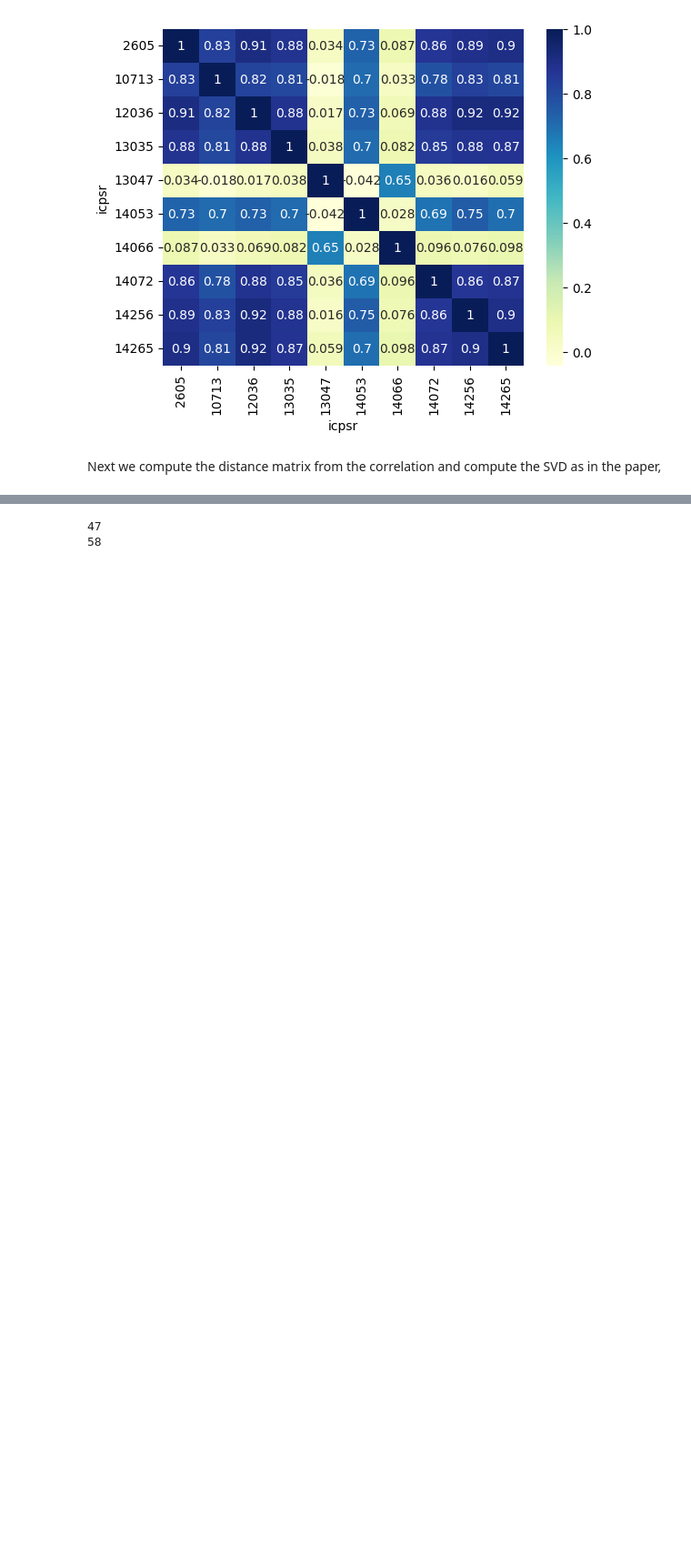
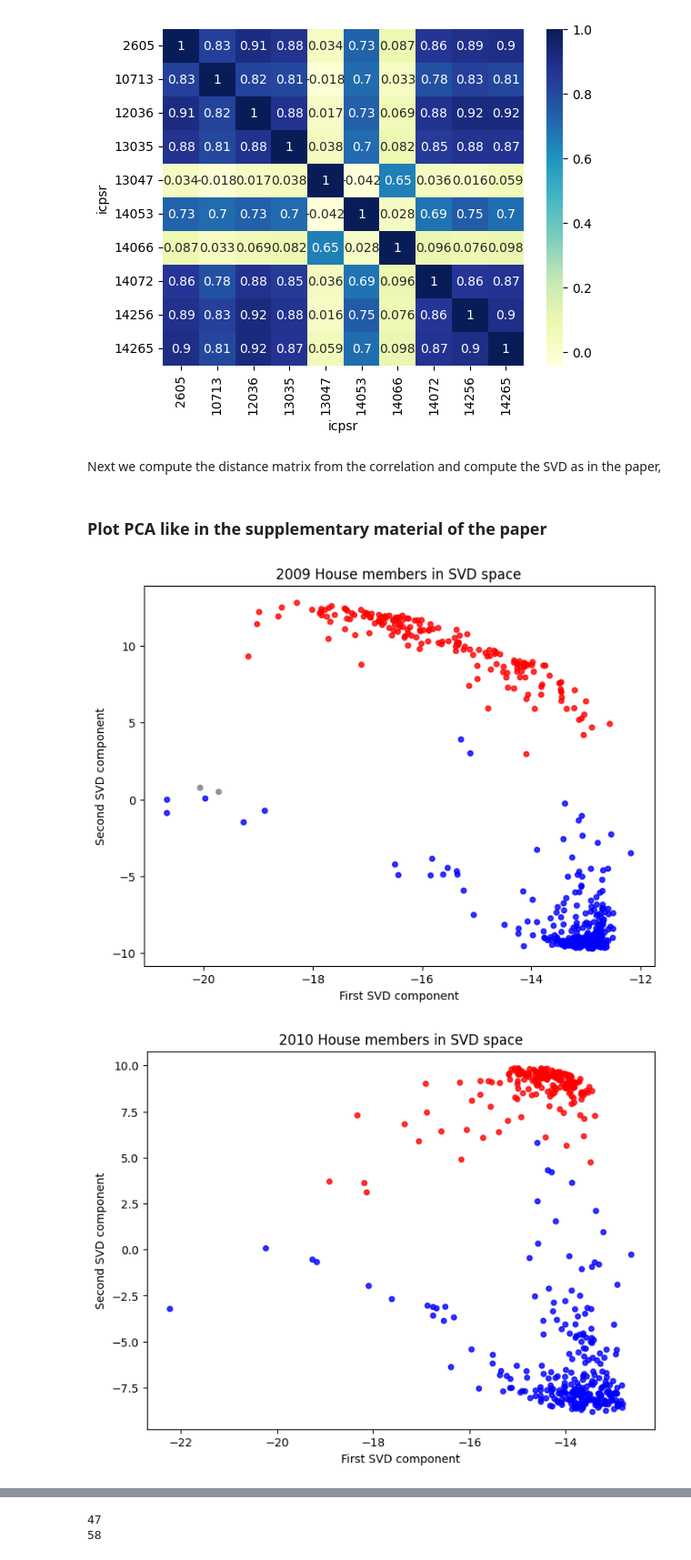
Before and after one commit to tzuh231/TDA_practical, a Jupyter notebook: exploratory/mapper_analysis.ipynb, the cells around one changed output, grey strips where cells are left out. Shown at 91% size. Cells and saved outputs as stored; diff of their text form; code cells hidden in the pictures; blank space fills up the shorter version.

Commit message:
Implemented two diffrerent PCA plots

```diff
--- a/exploratory/mapper_analysis.ipynb
+++ b/exploratory/mapper_analysis.ipynb
@@ -41,3 +42,35 @@ U_10, singular_values_10, Vt_10 = np.linalg.svd(distance_10.to_numpy())
 
 lens_09 = (U_09 @ np.diag(singular_values_09))[:,:2]
 lens_10 = (U_10 @ np.diag(singular_values_10))[:,:2]
+# %% [markdown]
+### Plot PCA like in the supplementary material of the paper
+# %%
+member_info = (
+    df_data[["icpsr", "party_name", "bioname"]]
+    .drop_duplicates("icpsr")
+    .set_index("icpsr")
+)
+
+party_map = {
+    "Democrat": "blue",
+    "Republican": "red",
+}
+colors_09 = member_info.reindex(vote_matrix_09.index)["party_name"].map(party_map).fillna("gray")
+colors_10 = member_info.reindex(vote_matrix_10.index)["party_name"].map(party_map).fillna("gray")
+
+plt.figure(figsize=(8, 6))
+plt.scatter(lens_09[:, 0], lens_09[:, 1], c=colors_09, s=20, alpha=0.8)
+plt.xlabel("First SVD component")
+plt.ylabel("Second SVD component")
+plt.title("2009 House members in SVD space")
+plt.show()
+
+plt.figure(figsize=(8, 6))
+plt.scatter(lens_10[:, 0], lens_10[:, 1], c=colors_10, s=20, alpha=0.8)
+plt.xlabel("First SVD component")
+plt.ylabel("Second SVD component")
+plt.title("2010 House members in SVD space")
+plt.show()
+# %% [output]
+[figure, added]
+[figure, added]
```
Also changed, not shown: parts of 4 cells of this notebook.
